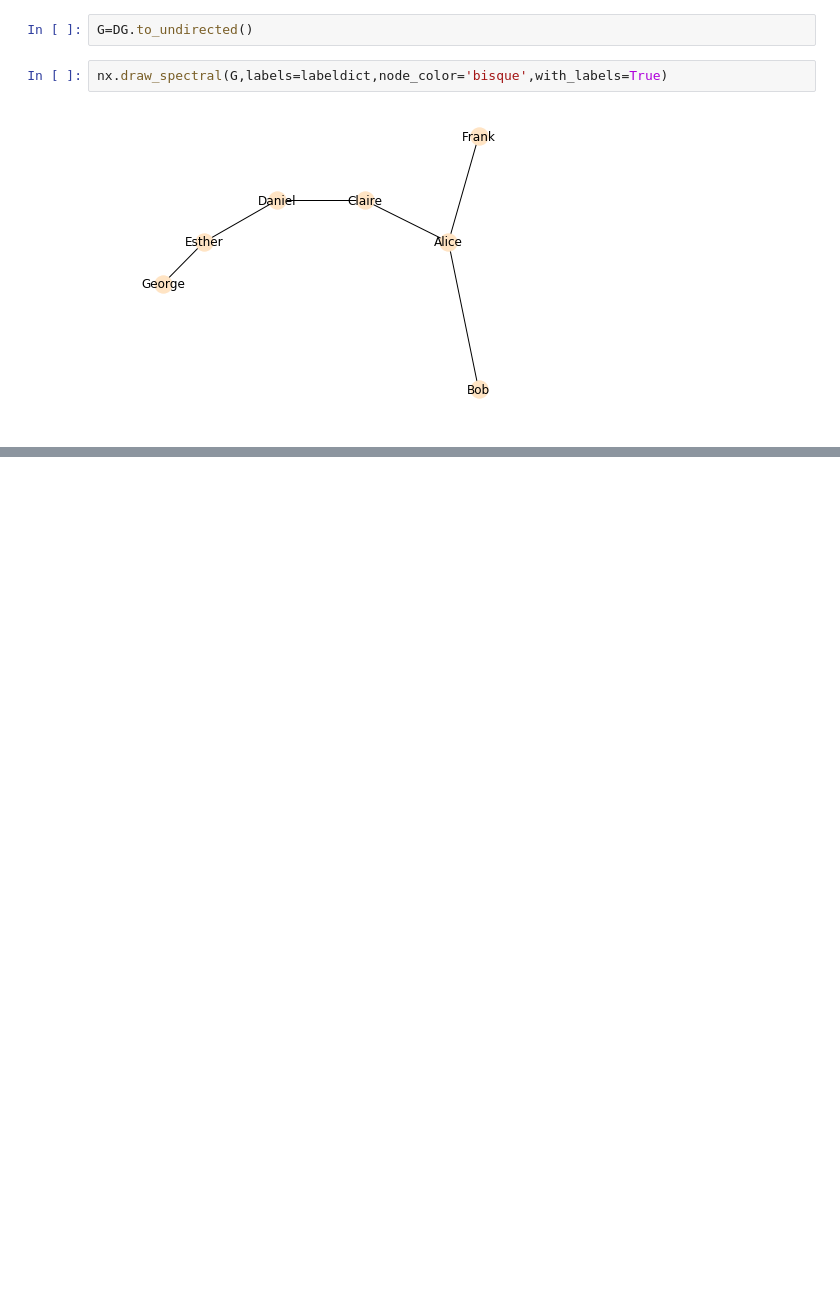
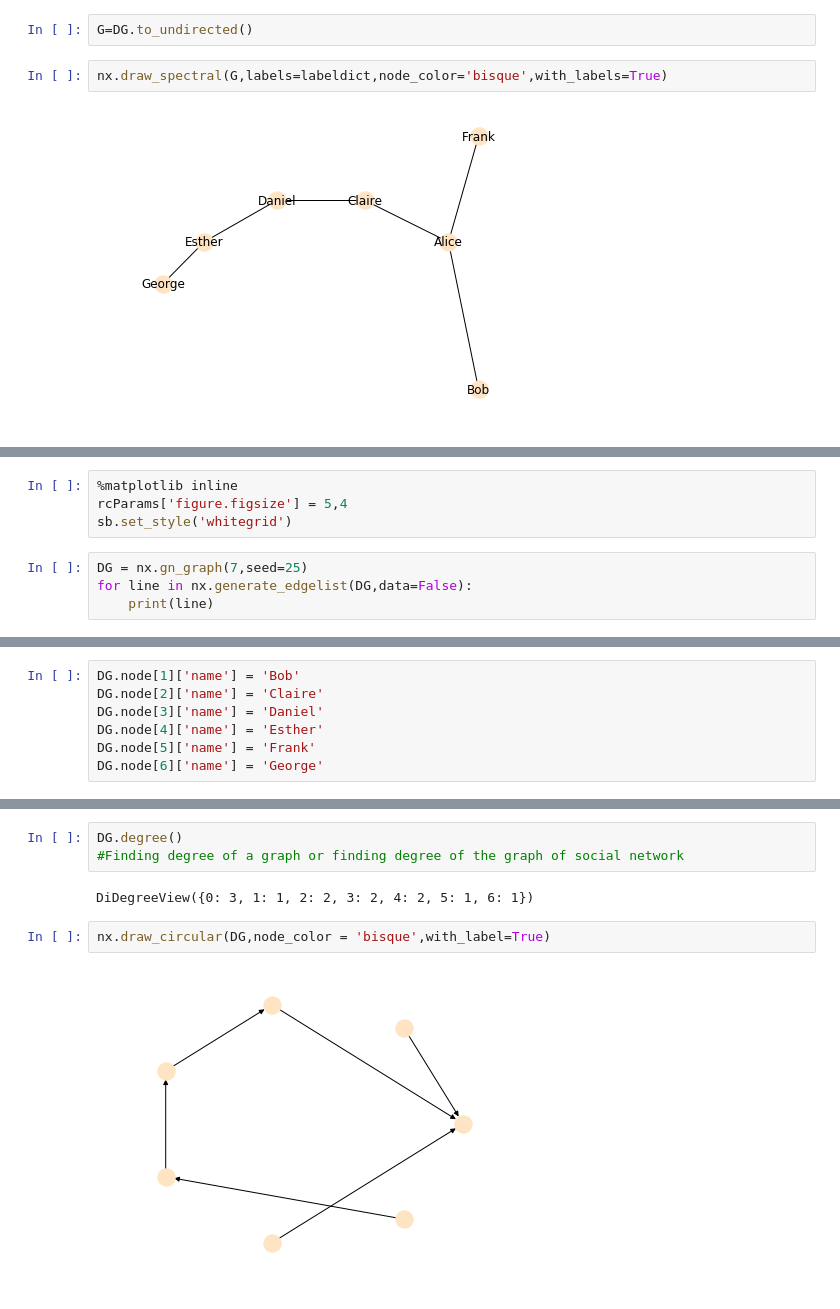
Before and after one commit to samy280497/datawrangling, a Jupyter notebook: Python data wrangling complete notebook.ipynb, the cells around one changed output, grey strips where cells are left out. Saved outputs shown, nothing was run; the diff lists cells and outputs as text; blank space fills up the shorter version.

Commit message:
adding python for data analysis tutorial using maplotlib and pandas and plotly and other plotting libraries

```diff
--- a/Python data wrangling complete notebook.ipynb
+++ b/Python data wrangling complete notebook.ipynb
@@ -2049,0 +2062,8 @@ nx.draw_spectral(G,labels=labeldict,node_color='bisque',with_labels=True)
+# %%
+%matplotlib inline
+rcParams['figure.figsize'] = 5,4
+sb.set_style('whitegrid')
+# %%
+DG = nx.gn_graph(7,seed=25)
+for line in nx.generate_edgelist(DG,data=False):
+    print(line)
@@ -2049,0 +2077,7 @@ nx.draw_spectral(G,labels=labeldict,node_color='bisque',with_labels=True)
+# %%
+DG.node[1]['name'] = 'Bob'
+DG.node[2]['name'] = 'Claire'
+DG.node[3]['name'] = 'Daniel'
+DG.node[4]['name'] = 'Esther'
+DG.node[5]['name'] = 'Frank'
+DG.node[6]['name'] = 'George'
@@ -2049,0 +2095,9 @@ nx.draw_spectral(G,labels=labeldict,node_color='bisque',with_labels=True)
+# %%
+DG.degree()
+#Finding degree of a graph or finding degree of the graph of social network
+# %% [output]
+DiDegreeView({0: 3, 1: 1, 2: 2, 3: 2, 4: 2, 5: 1, 6: 1})
+# %%
+nx.draw_circular(DG,node_color = 'bisque',with_label=True)
+# %% [output]
+[figure, added]
```
Also changed, not shown: parts of 23 cells of this notebook, 2 other files.
